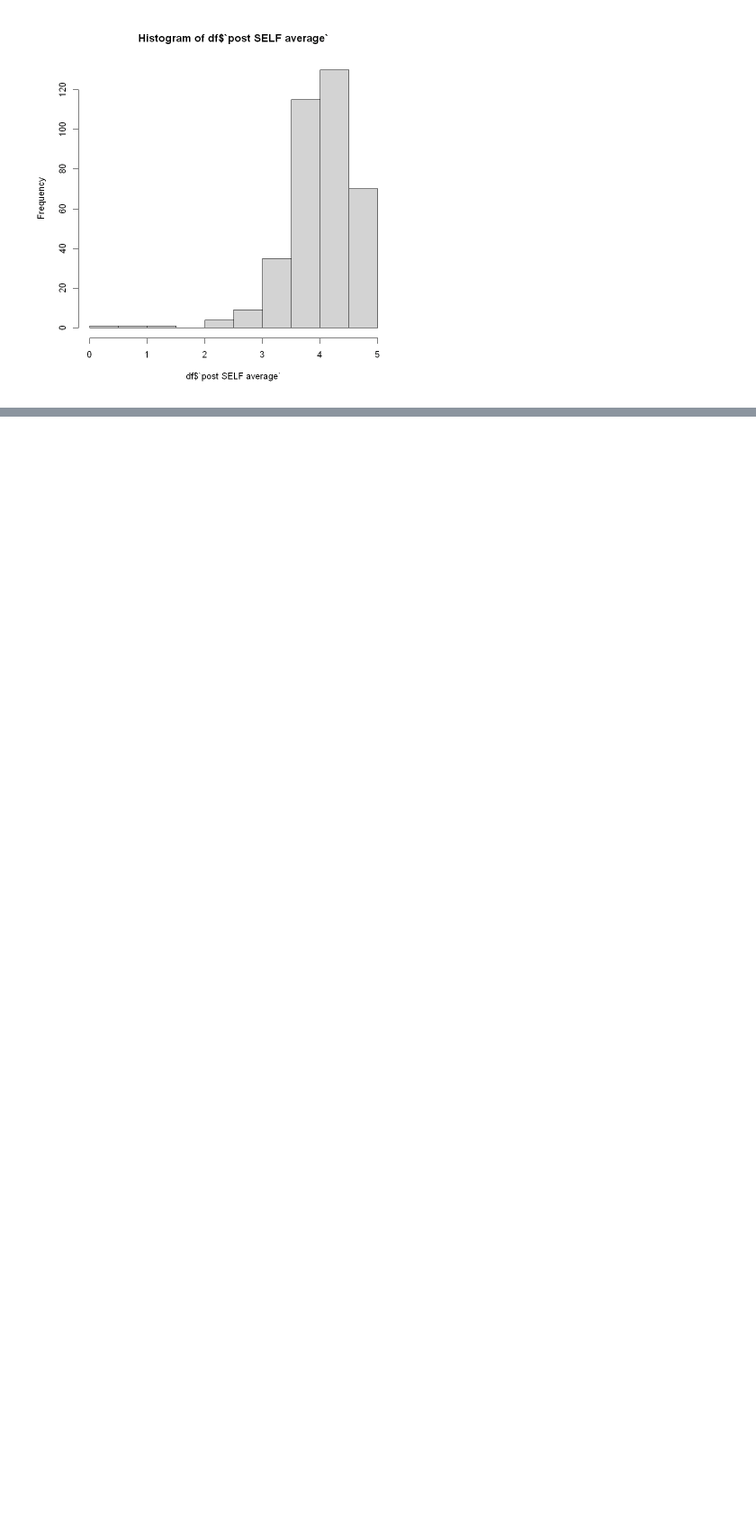
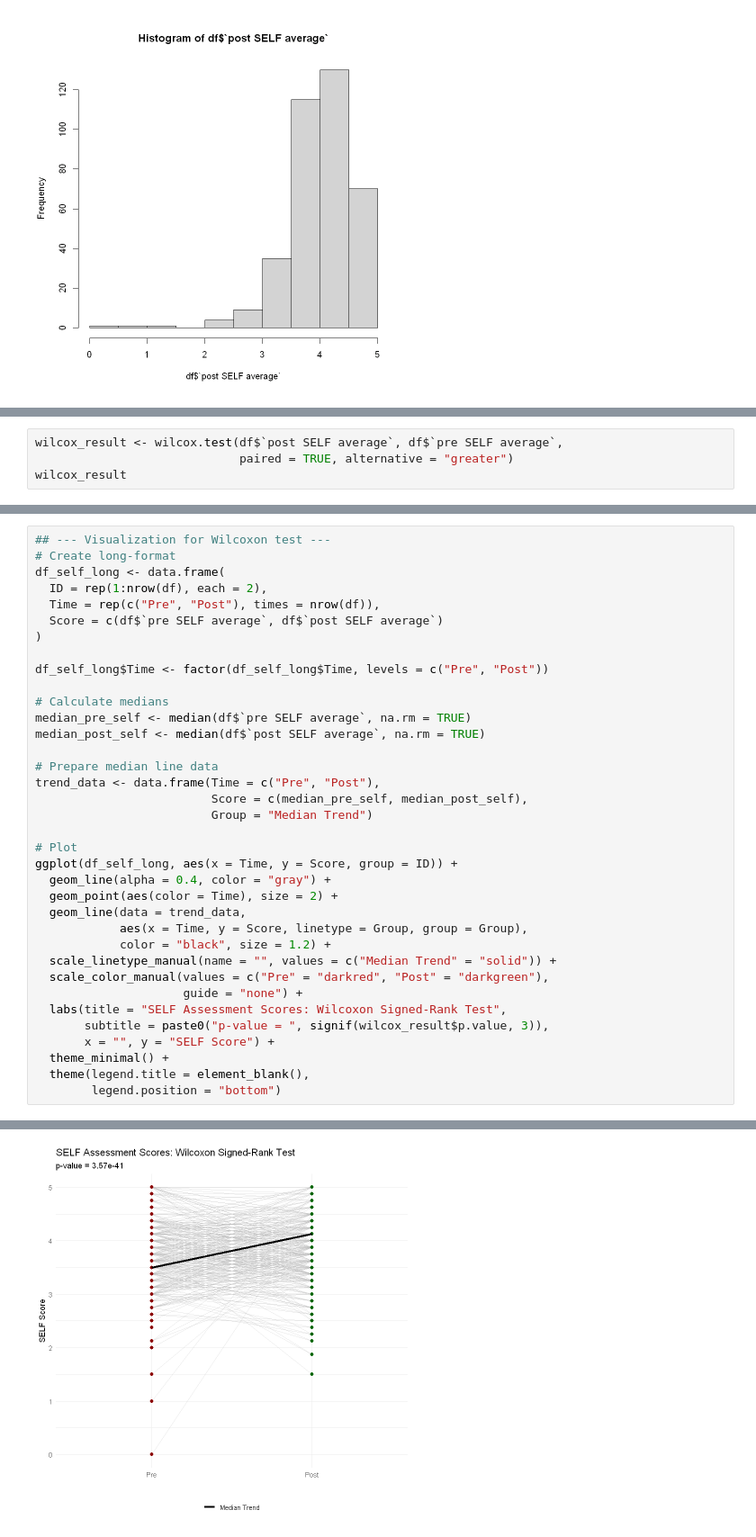
Before and after one commit to laurenlaturner/scientific_literacy, a Jupyter notebook: project_scientific_lit.ipynb, the cells around one changed output, grey strips where cells are left out. Shown at 90% size. Cells and saved outputs as stored; diff of their text form; blank space fills up the shorter version.

```diff
--- a/project_scientific_lit.ipynb
+++ b/project_scientific_lit.ipynb
@@ -115,0 +225,4 @@ hist(df$`post SELF average`)
+# %%
+wilcox_result <- wilcox.test(df$`post SELF average`, df$`pre SELF average`,
+                             paired = TRUE, alternative = "greater")
+wilcox_result
@@ -115,0 +235,37 @@ hist(df$`post SELF average`)
+# %%
+## --- Visualization for Wilcoxon test ---
+# Create long-format
+df_self_long <- data.frame(
+  ID = rep(1:nrow(df), each = 2),
+  Time = rep(c("Pre", "Post"), times = nrow(df)),
+  Score = c(df$`pre SELF average`, df$`post SELF average`)
+)
+
+df_self_long$Time <- factor(df_self_long$Time, levels = c("Pre", "Post"))
+
+# Calculate medians
+median_pre_self <- median(df$`pre SELF average`, na.rm = TRUE)
+median_post_self <- median(df$`post SELF average`, na.rm = TRUE)
+
+# Prepare median line data
+trend_data <- data.frame(Time = c("Pre", "Post"),
+                         Score = c(median_pre_self, median_post_self),
+                         Group = "Median Trend")
+
+# Plot
+ggplot(df_self_long, aes(x = Time, y = Score, group = ID)) +
+  geom_line(alpha = 0.4, color = "gray") +
+  geom_point(aes(color = Time), size = 2) +
+  geom_line(data = trend_data,
+            aes(x = Time, y = Score, linetype = Group, group = Group),
+            color = "black", size = 1.2) +
+  scale_linetype_manual(name = "", values = c("Median Trend" = "solid")) +
+  scale_color_manual(values = c("Pre" = "darkred", "Post" = "darkgreen"),
+                     guide = "none") +
+  labs(title = "SELF Assessment Scores: Wilcoxon Signed-Rank Test",
+       subtitle = paste0("p-value = ", signif(wilcox_result$p.value, 3)),
+       x = "", y = "SELF Score") +
+  theme_minimal() +
+  theme(legend.title = element_blank(),
+        legend.position = "bottom")
+# %% [output]
@@ -115,0 +281 @@ hist(df$`post SELF average`)
+[figure, added]
```
Also changed, not shown: parts of 23 cells of this notebook.
